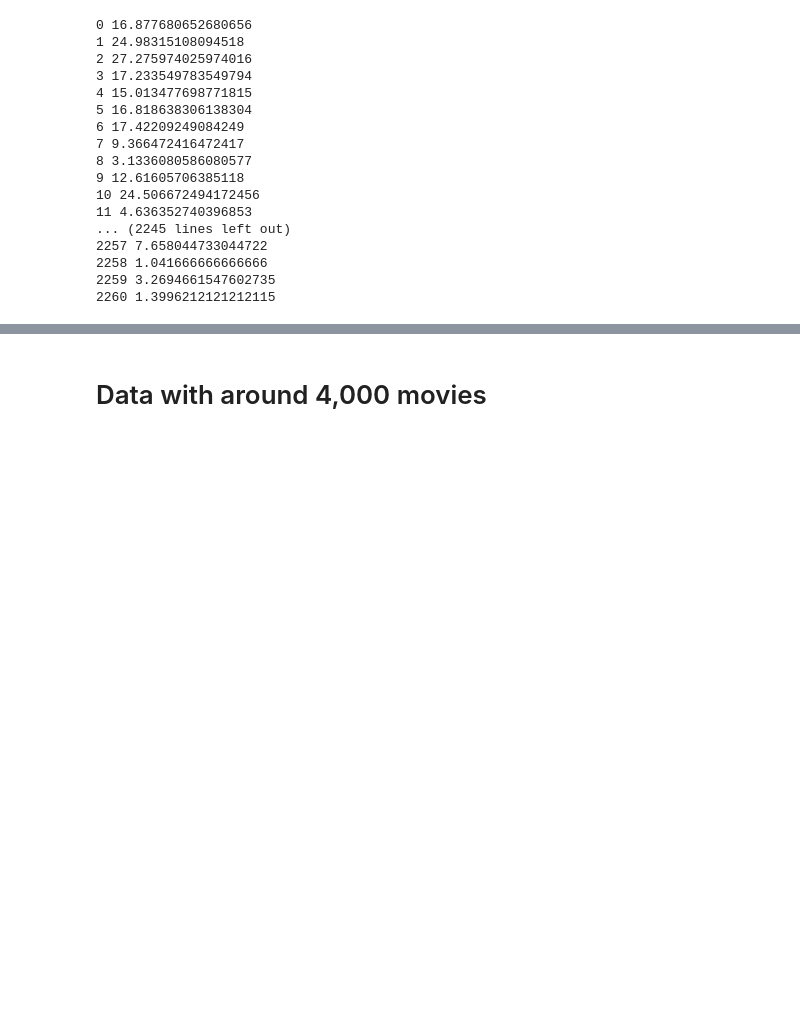
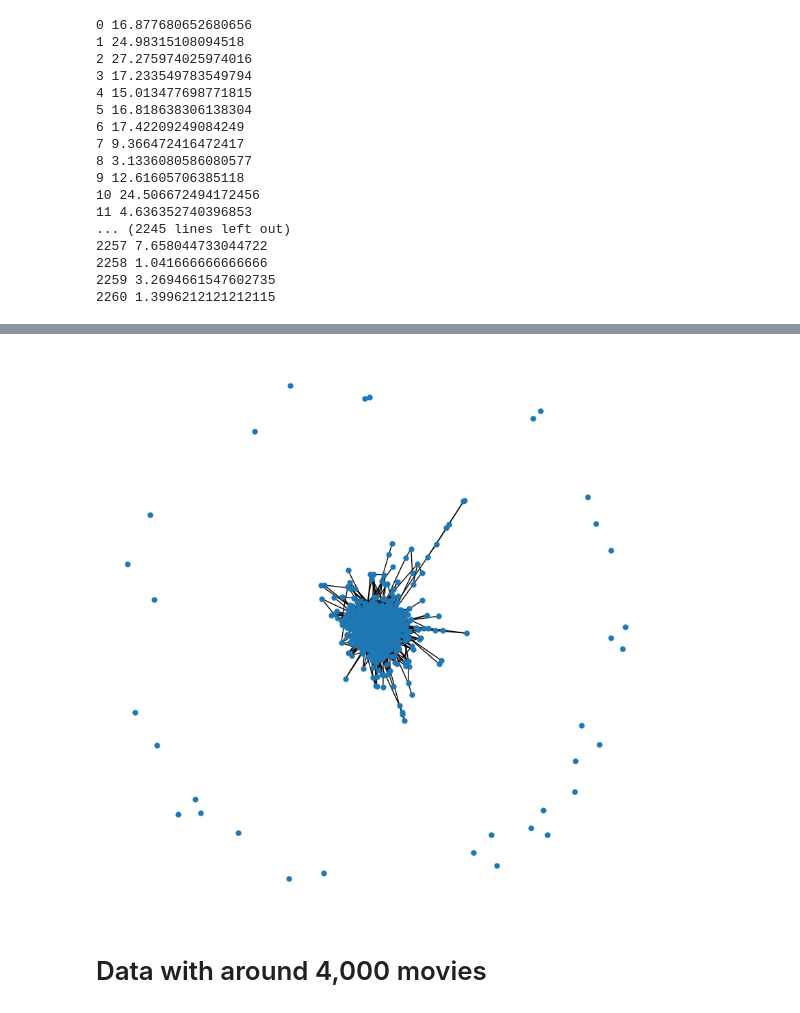
Before and after one commit to Sorooshi/Rotten_Tomatoes_DatabaSet, a Jupyter notebook: notebooks/a02_generate_two_movie_datasets.ipynb, the cells around one changed output, grey strips where cells are left out. Cells and saved outputs as stored; diff of their text form; code cells hidden in the pictures; blank space fills up the shorter version.

```diff
--- a/notebooks/a02_generate_two_movie_datasets.ipynb
+++ b/notebooks/a02_generate_two_movie_datasets.ipynb
@@ -347,3 +353,12 @@ nx.draw(G)
+# %%
+
+
+plt.figure(figsize=(8, 8))
+pos = nx.spring_layout(G)
+nx.draw(G, pos=pos, node_size=25)
+plt.show()
+# %% [output]
+[figure, added]
 # %% [markdown]
 # Data with around 4,000 movies
 # %%
```
Also changed, not shown: parts of 9 cells of this notebook.
